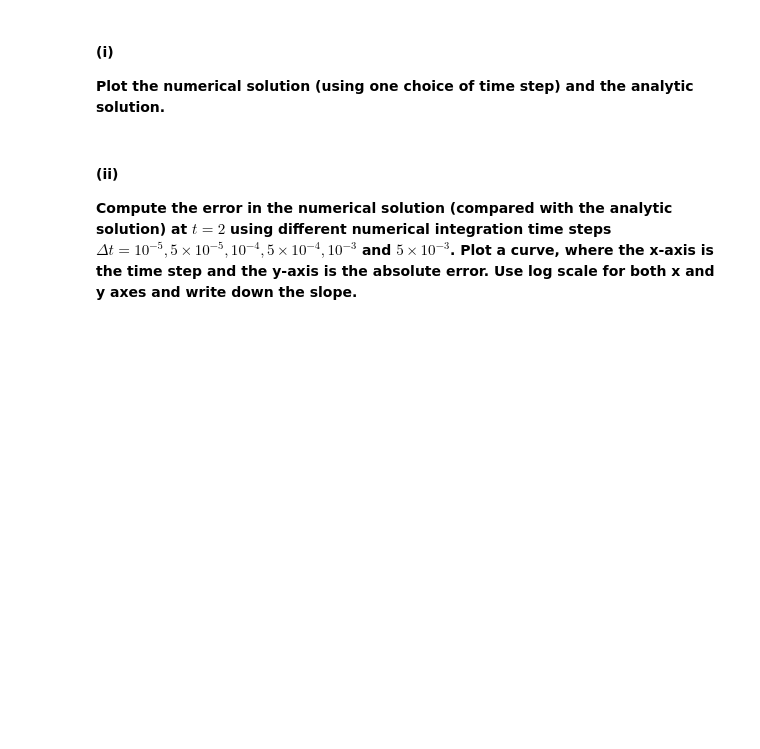
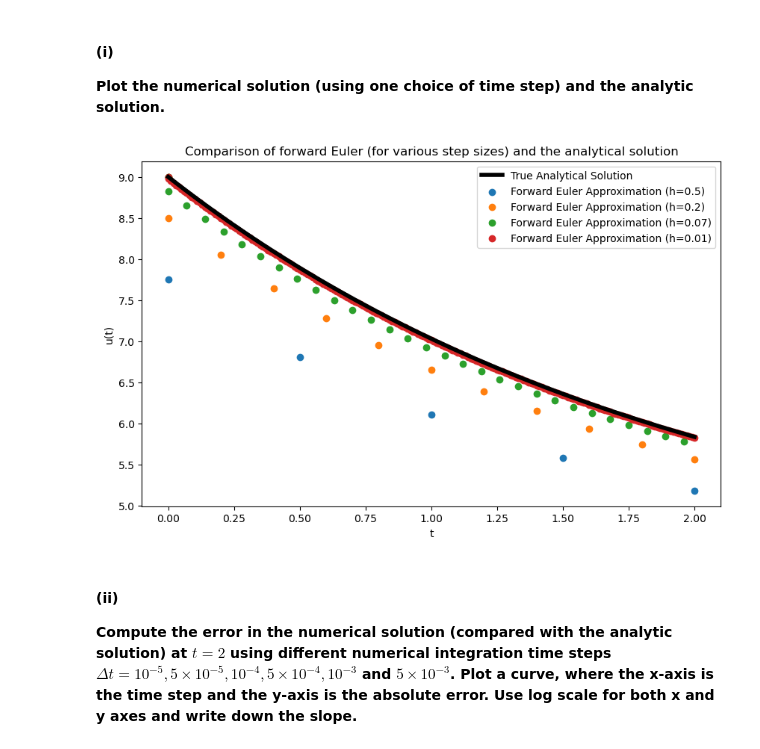
Before and after one commit to Stochastic1017/MATH_616, a Jupyter notebook: Homeworks/S_Sudhir_Homework_1.ipynb, the cells around one changed output. Drawn from its saved outputs; the diff is of its cells as text; code cells hidden in the pictures; blank space fills up the shorter version.

```diff
--- a/Homeworks/S_Sudhir_Homework_1.ipynb
+++ b/Homeworks/S_Sudhir_Homework_1.ipynb
@@ -106,6 +156,41 @@ plt.show()
 #### (i)
 
 **Plot the numerical solution (using one choice of time step) and the analytic solution.**
+# %%
+# Defining plot parameters
+plt.figure(figsize=(10, 6))
+plt.xlabel('t')
+plt.ylabel('u(t)')
+plt.title('Comparison of forward Euler (for various step sizes) and the analytical solution')
+plt.grid(False)
+
+# Plotting analytical solution
+true_y = []
+true_t = np.linspace(0, 2, 100)
+for t in true_t:
+    true_y.append( u(u0=u0, a=a, f=f, t=t) )
+plt.plot(true_t, true_y, linewidth=4, color='black', label='True Analytical Solution')
+
+
+# Plotting forward euler approximation (for various step-sizes)
+h1 = 0.5
+h2 = 0.2
+h3 = 0.07
+h4 = 0.01
+y_h1, t_h1 = forward_euler(u0=5, t0=0, tend=2, h=h1, a=a, f=f)
+y_h2, t_h2 = forward_euler(u0=5, t0=0, tend=2, h=h2, a=a, f=f)
+y_h3, t_h3 = forward_euler(u0=5, t0=0, tend=2, h=h3, a=a, f=f)
+y_h4, t_h4 = forward_euler(u0=5, t0=0, tend=2, h=h4, a=a, f=f)
+
+plt.scatter(t_h1, y_h1, label=f'Forward Euler Approximation (h={h1})')
+plt.scatter(t_h2, y_h2, label=f'Forward Euler Approximation (h={h2})')
+plt.scatter(t_h3, y_h3, label=f'Forward Euler Approximation (h={h3})')
+plt.scatter(t_h4, y_h4, label=f'Forward Euler Approximation (h={h4})')
+
+plt.legend()
+plt.show()
+# %% [output]
+[figure, added]
 # %% [markdown]
 #### (ii)
 
```
Also changed, not shown: parts of 8 cells of this notebook.
